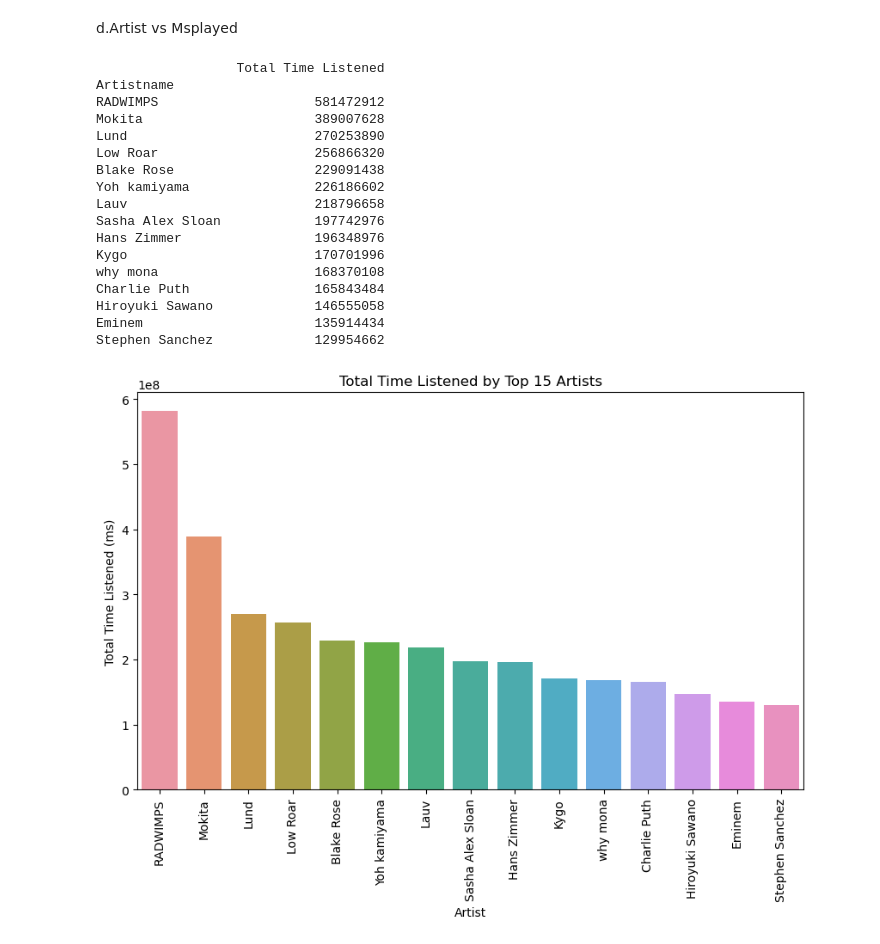
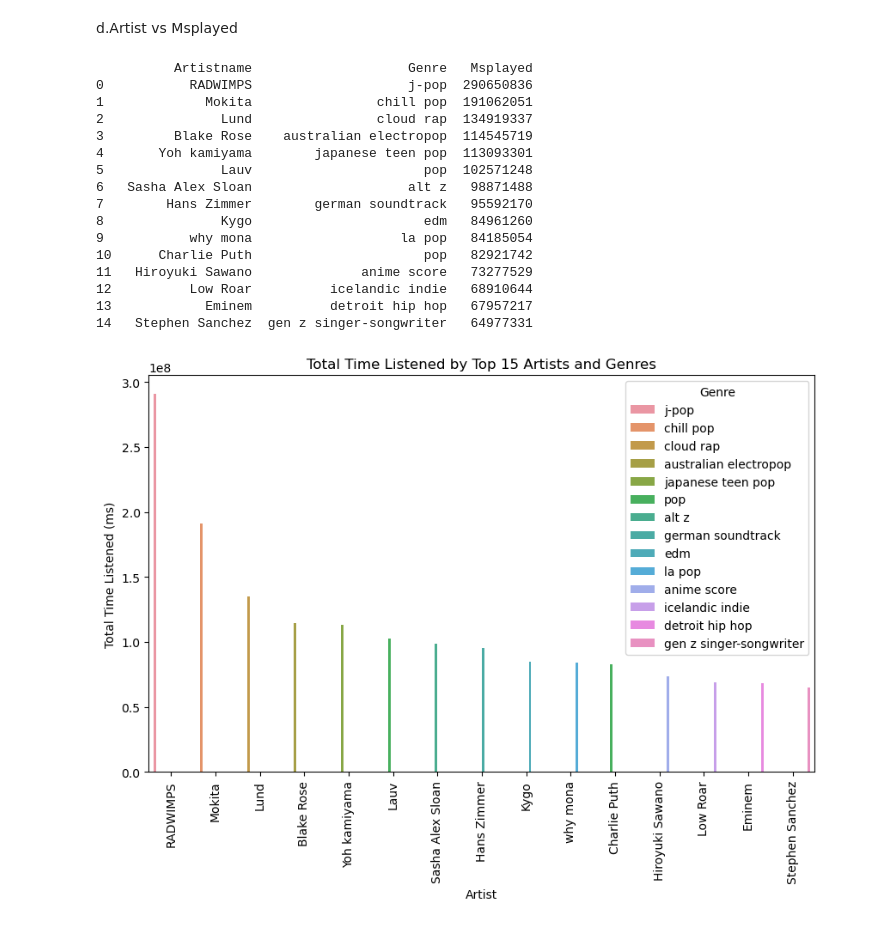
Before and after one commit to George-Mbugua/Music-Analysis, a Jupyter notebook: Music-Analysis.ipynb, the cells around one changed output. Drawn from its saved outputs; the diff is of its cells as text; code cells hidden in the pictures.

```diff
--- a/Music-Analysis.ipynb
+++ b/Music-Analysis.ipynb
@@ -620,42 +667,45 @@ plt.show()
 # %% [markdown]
 d.Artist vs Msplayed
 # %%
-# Calculate the total time listened for each artist
-total_time_by_artist = music.groupby('Artistname')['Msplayed'].sum()
+# Calculate the total time listened for each artist and genre
+total_time_by_artist_genre = music.groupby(['Artistname', 'Genre'])['Msplayed'].sum()
 
-# Select the top 15 artists based on total time listened
-top_artists = total_time_by_artist.sort_values(ascending=False).head(15)
+# Select the top 15 artists and genres based on total time listened
+top_artists_genres = total_time_by_artist_genre.sort_values(ascending=False).head(15)
+
+# Reset the index of the top_artists_genres Series
+top_artists_genres = top_artists_genres.reset_index()
 
 # Create a DataFrame with the results
-results = pd.DataFrame({'Total Time Listened': top_artists})
+results = top_artists_genres[['Artistname', 'Genre', 'Msplayed']]
 
 # Display the results in a DataFrame
 print(results)
 
-# Create a bar plot to visualize the total time listened for the top 15 artists
+# Create a bar plot to visualize the total time listened for the top 15 artists and genres
 plt.figure(figsize=(10, 6))
-sns.barplot(x=top_artists.index, y=top_artists.values)
-plt.title('Total Time Listened by Top 15 Artists')
+sns.barplot(data=top_artists_genres, x='Artistname', y='Msplayed', hue='Genre')
+plt.title('Total Time Listened by Top 15 Artists and Genres')
 plt.xlabel('Artist')
 plt.ylabel('Total Time Listened (ms)')
 plt.xticks(rotation=90)
+plt.legend(title='Genre')
 plt.show()
 # %% [output]
-                  Total Time Listened
-Artistname
-RADWIMPS                    581472912
-Mokita                      389007628
-Lund                        270253890
-Low Roar                    256866320
-Blake Rose                  229091438
-Yoh kamiyama                226186602
-Lauv                        218796658
-Sasha Alex Sloan            197742976
-Hans Zimmer                 196348976
-Kygo                        170701996
-why mona                    168370108
-Charlie Puth                165843484
-Hiroyuki Sawano             146555058
-Eminem                      135914434
-Stephen Sanchez             129954662
+          Artistname                    Genre   Msplayed
+0           RADWIMPS                    j-pop  290650836
+1             Mokita                chill pop  191062051
+2               Lund                cloud rap  134919337
+3         Blake Rose    australian electropop  114545719
+4       Yoh kamiyama        japanese teen pop  113093301
+5               Lauv                      pop  102571248
+6   Sasha Alex Sloan                    alt z   98871488
+7        Hans Zimmer        german soundtrack   95592170
+8               Kygo                      edm   84961260
+9           why mona                   la pop   84185054
+10      Charlie Puth                      pop   82921742
+11   Hiroyuki Sawano              anime score   73277529
+12          Low Roar          icelandic indie   68910644
+13            Eminem          detroit hip hop   67957217
+14   Stephen Sanchez  gen z singer-songwriter   64977331
-[figure, old version]
+[figure, new version]
```
Also changed, not shown: parts of 16 cells of this notebook.
